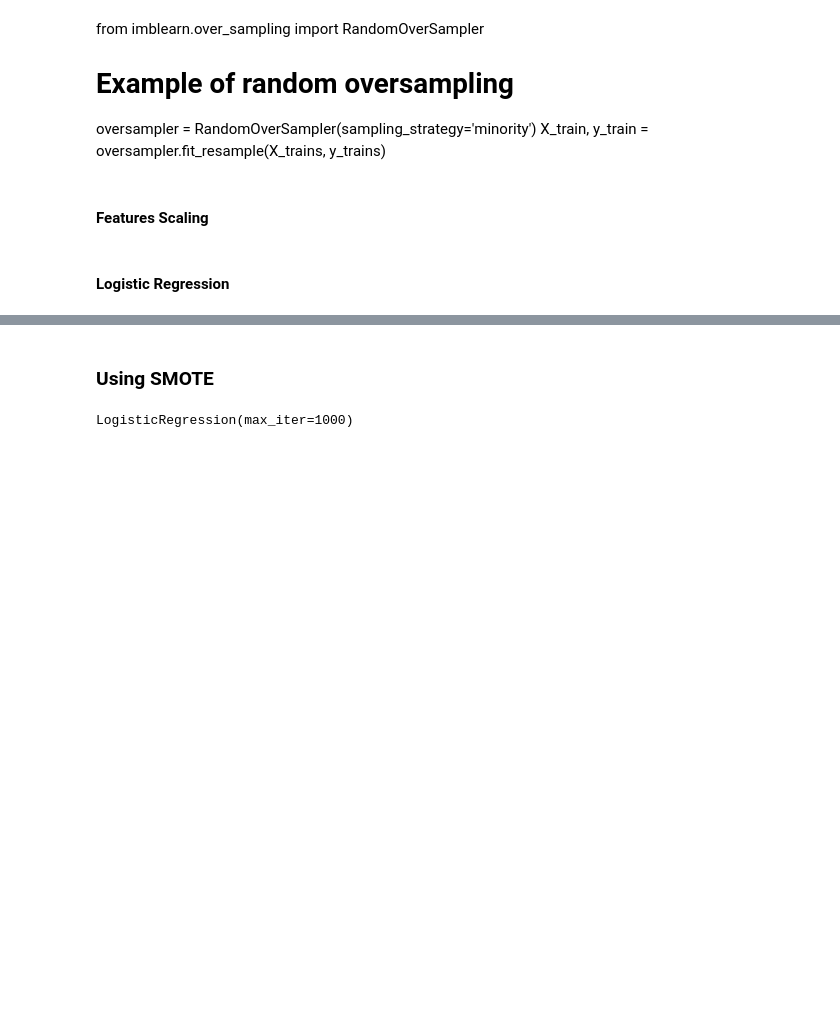
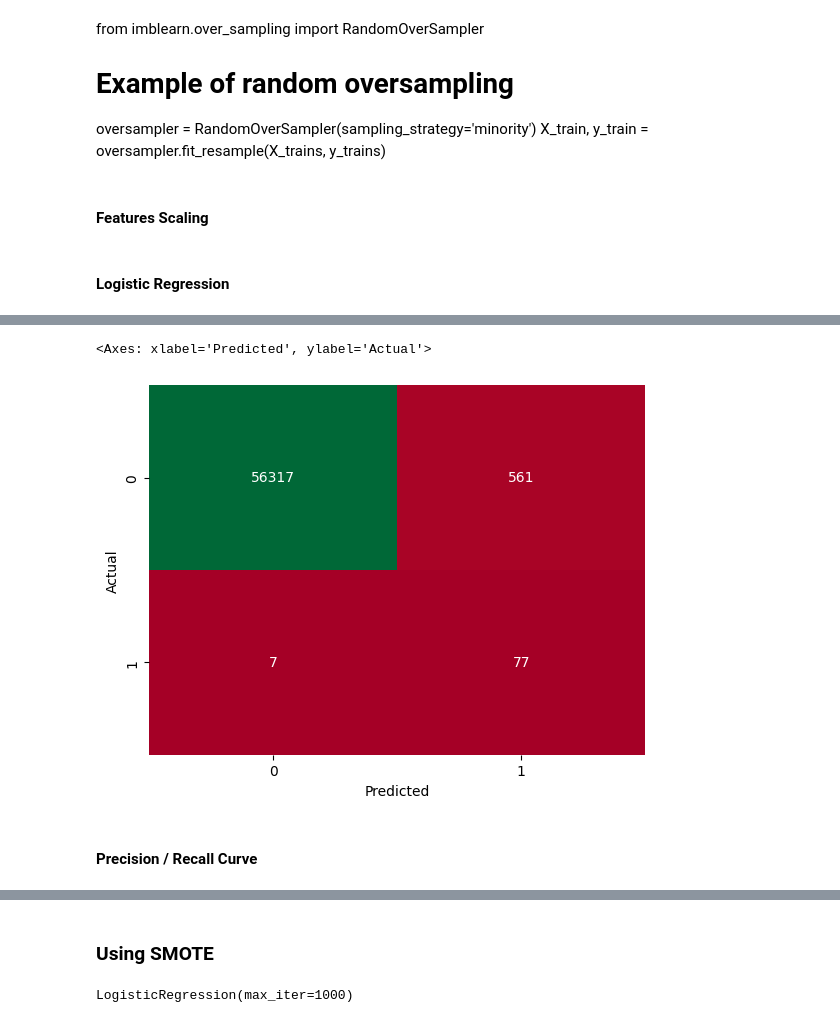
Before and after one commit to JOCRZ/TechnoHacks_Internship, a Jupyter notebook: Project1/EDA.ipynb, the cells around one changed output, grey strips where cells are left out. Drawn from its saved outputs; the diff is of its cells as text; code cells hidden in the pictures; blank space fills up the shorter version.

```diff
--- a/Project1/EDA.ipynb
+++ b/Project1/EDA.ipynb
@@ -246,0 +305,12 @@ plt.show()
+# %%
+
+# Convert predicted probabilities to binary predictions using the optimal threshold
+binary_predictions = (pred_score >= optimal_threshold).astype(int)
+# Evaluate the performance with the optimal threshold
+confusion_matrix = pd.crosstab(y_test, binary_predictions, rownames=['Actual'], colnames=['Predicted'])
+sns.heatmap(confusion_matrix,annot=True,fmt='d',cmap='RdYlGn',cbar=False, xticklabels=labels, yticklabels=labels)
+# %% [output]
+<Axes: xlabel='Predicted', ylabel='Actual'>
+[figure, added]
+# %% [markdown]
+#### Precision / Recall Curve
```
Also changed, not shown: parts of 17 cells of this notebook.
